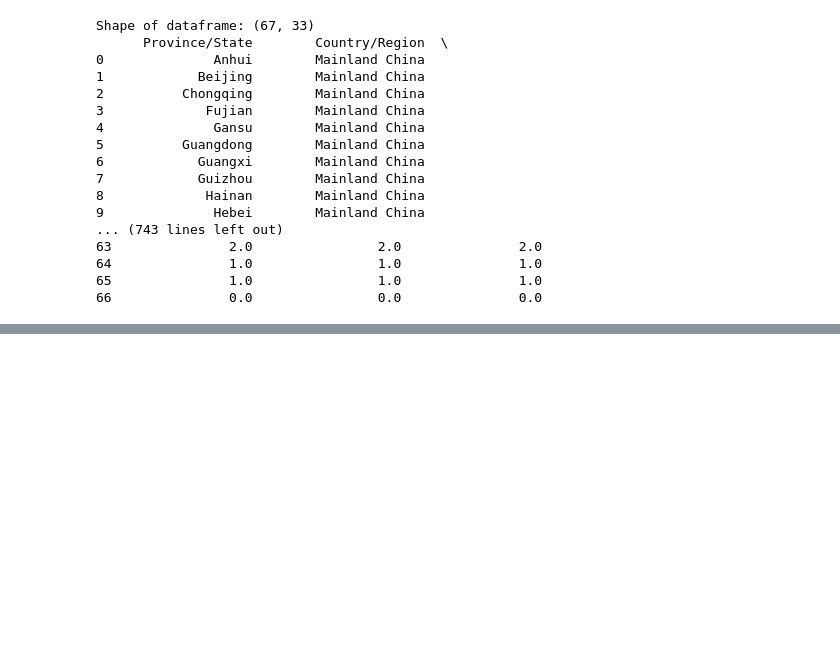
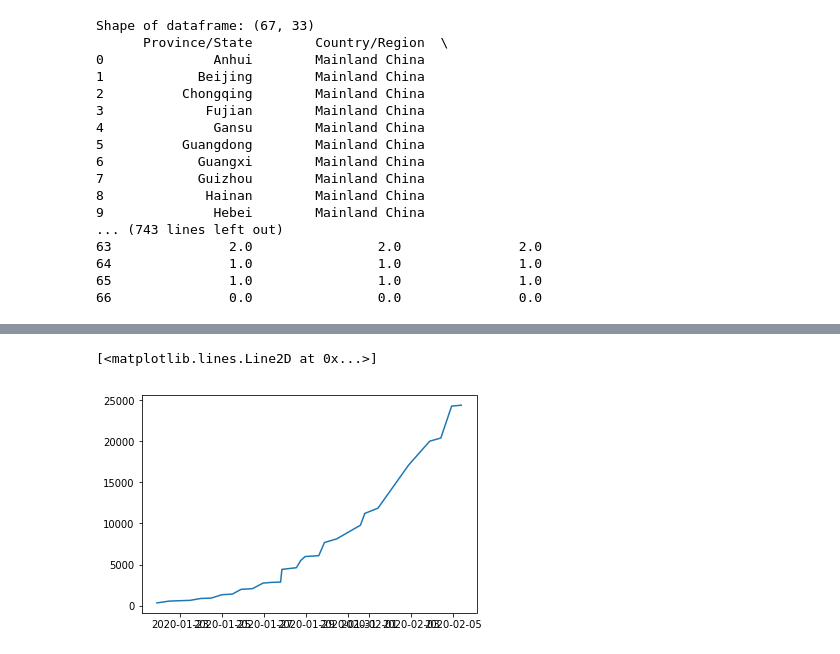
Before and after one commit to msarnacki/coronavirus-2019-nCoV, a Jupyter notebook: main.ipynb, the cells around one changed output, grey strips where cells are left out. Saved outputs shown, nothing was run; the diff lists cells and outputs as text; code cells hidden in the pictures; blank space fills up the shorter version.

Commit message:
working on time series data - sum for country, column names to datetime list

```diff
--- a/main.ipynb
+++ b/main.ipynb
@@ -143,0 +167,4 @@ Shape of dataframe: (67, 33)
+# %%
+#
+china_confirmed_series = time_series_df_list[0][time_series_df_list[0]['Country/Region']=="Mainland China"].iloc[:,5:].sum(axis=0)
+print(china_confirmed_series)
@@ -143,0 +189,4 @@ Shape of dataframe: (67, 33)
+# %%
+dates = china_confirmed_series.index.values
+dates_datetime = pd.to_datetime(dates, format="%m/%d/%Y %I:%M %p")
+print(dates_datetime)
@@ -143,0 +209,5 @@ Shape of dataframe: (67, 33)
+# %%
+plt.plot(dates_datetime, china_confirmed_series)
+# %% [output]
+[<matplotlib.lines.Line2D at 0x...>]
+[figure, added]
```
Also changed, not shown: parts of 6 cells of this notebook.
